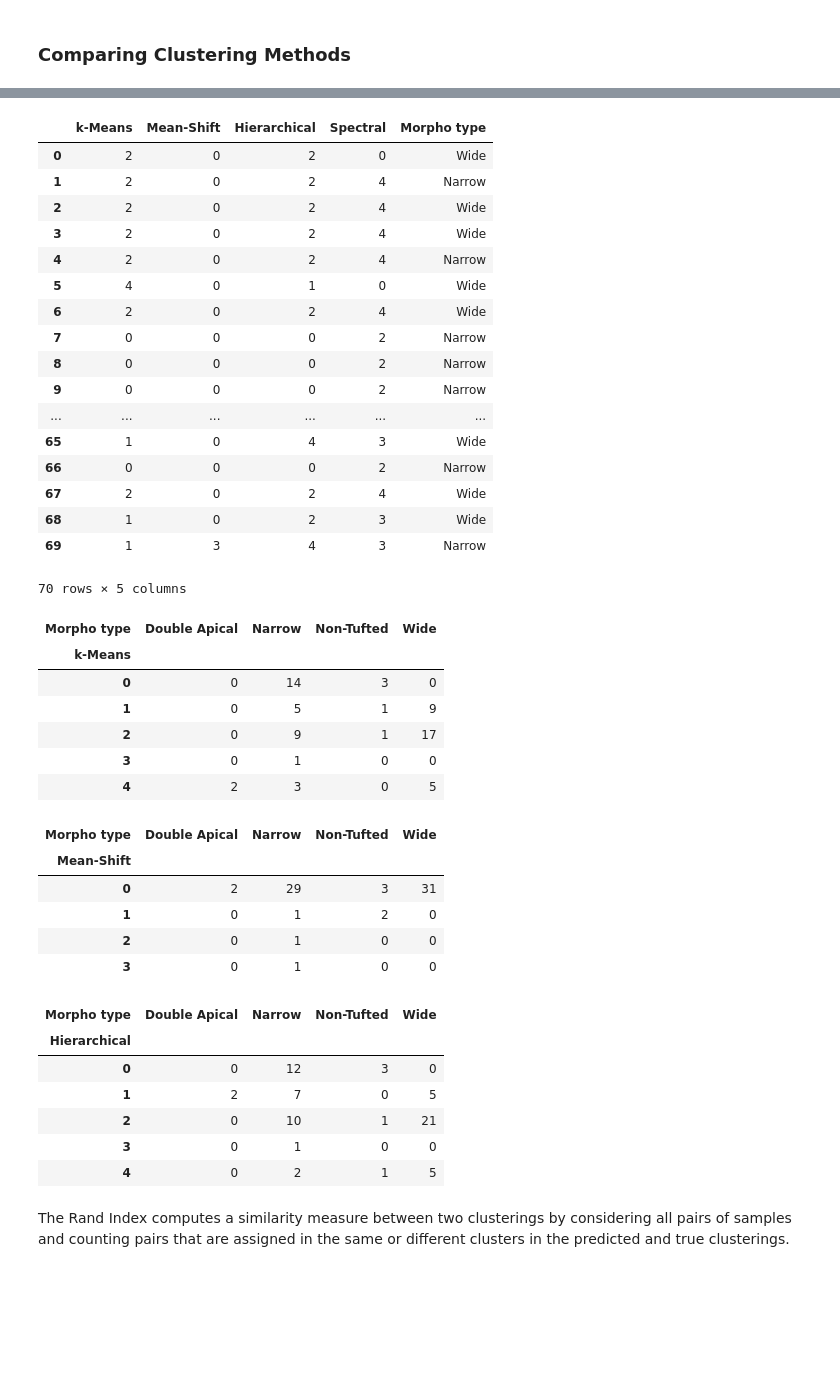
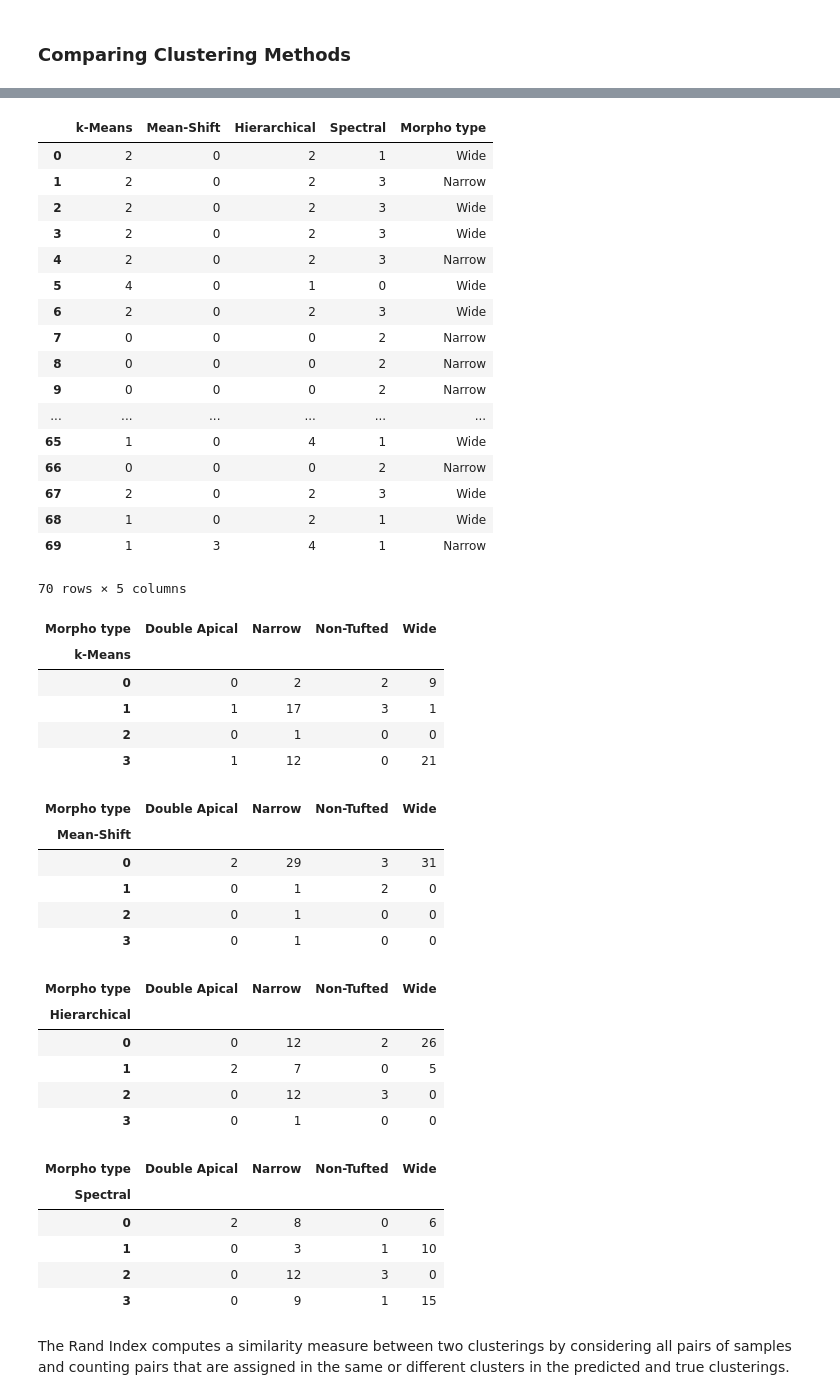
Before and after one commit to justin-yj-lee/AllenInstitute-HumanMorph, a Jupyter notebook: Spiny_Human_ME_Clustering.ipynb, the cells around one changed output, grey strips where cells are left out. Cells and saved outputs as stored; diff of their text form; code cells hidden in the pictures; blank space fills up the shorter version.

```diff
--- a/Spiny_Human_ME_Clustering.ipynb
+++ b/Spiny_Human_ME_Clustering.ipynb
@@ -397,7 +396,7 @@ def gap(data, refs=None, nrefs=20, ks=range(1,11)):
 # %% [raw]
 gap(pca_df)
 # %%
-kM_cluster = skc.KMeans(n_clusters=5)
+kM_cluster = skc.KMeans(n_clusters=4)
 kM_cluster.fit_predict(pca_df)
 
 plt.figure(figsize=(10,10))
@@ -405,4 +404,5 @@ plt.scatter(pca_df.PC1, pca_df.PC2, c=kM_cluster.labels_, cmap='rainbow')
 plt.title('PCA Scatter Plot')
 plt.xlabel('PC1 - {0}%'.format(per_var[0]))
 plt.ylabel('PC2 - {0}%'.format(per_var[1]))
+plt.show()
 # %% [output]
@@ -479,10 +478,11 @@ plt.plot(clusters_df.num_clusters, clusters_df.cluster_errors, marker = 'o')
 # %%
-agg_cluster = skc.AgglomerativeClustering(n_clusters = 5, affinity = 'euclidean', linkage = 'ward')
+agg_cluster = skc.AgglomerativeClustering(n_clusters = 4, affinity = 'euclidean', linkage = 'ward')
 agg_cluster.fit(pca_df)
 
 plt.figure(figsize=(10,10))
-plt.scatter(pca_df.PC1, pca_df.PC2, c=agg_cluster.labels_, cmap='prism')
+plt.scatter(pca_df.PC1, pca_df.PC2, c=agg_cluster.labels_, cmap='rainbow')
 plt.title('PCA Scatter Plot')
 plt.xlabel('PC1 - {0}%'.format(per_var[0]))
 plt.ylabel('PC2 - {0}%'.format(per_var[1]))
+plt.show()
 # %% [output]
@@ -491,7 +490,7 @@ Text(0,0.5,u'PC2 - 14.6%')
 # %% [markdown]
 ### Spectral clustering
 # %%
-spec_cluster = skc.SpectralClustering(n_clusters=5, affinity='nearest_neighbors', n_neighbors=10)
+spec_cluster = skc.SpectralClustering(n_clusters=4, affinity='nearest_neighbors', n_neighbors=10)
 spec_cluster.fit_predict(pca_df)
 
 plt.figure(figsize=(10,10))
@@ -533,35 +532,35 @@ from sklearn.metrics import adjusted_rand_score
 clusters.loc[:, clusters.columns != 'specimen_id']
 # %% [output]
 |  | k-Means | Mean-Shift | Hierarchical | Spectral | Morpho type |
-| 0 | 2 | 0 | 2 | 0 | Wide |
-| 1 | 2 | 0 | 2 | 4 | Narrow |
-| 2 | 2 | 0 | 2 | 4 | Wide |
-| 3 | 2 | 0 | 2 | 4 | Wide |
-| 4 | 2 | 0 | 2 | 4 | Narrow |
+| 0 | 2 | 0 | 2 | 1 | Wide |
+| 1 | 2 | 0 | 2 | 3 | Narrow |
+| 2 | 2 | 0 | 2 | 3 | Wide |
+| 3 | 2 | 0 | 2 | 3 | Wide |
+| 4 | 2 | 0 | 2 | 3 | Narrow |
 | 5 | 4 | 0 | 1 | 0 | Wide |
-| 6 | 2 | 0 | 2 | 4 | Wide |
+| 6 | 2 | 0 | 2 | 3 | Wide |
 | 7 | 0 | 0 | 0 | 2 | Narrow |
 | 8 | 0 | 0 | 0 | 2 | Narrow |
 | 9 | 0 | 0 | 0 | 2 | Narrow |
 | ... | ... | ... | ... | ... | ... |
-| 65 | 1 | 0 | 4 | 3 | Wide |
+| 65 | 1 | 0 | 4 | 1 | Wide |
 | 66 | 0 | 0 | 0 | 2 | Narrow |
-| 67 | 2 | 0 | 2 | 4 | Wide |
-| 68 | 1 | 0 | 2 | 3 | Wide |
-| 69 | 1 | 3 | 4 | 3 | Narrow |
+| 67 | 2 | 0 | 2 | 3 | Wide |
+| 68 | 1 | 0 | 2 | 1 | Wide |
+| 69 | 1 | 3 | 4 | 1 | Narrow |
 70 rows × 5 columns
 # %%
 display(pd.crosstab(clusters['k-Means'], clusters['Morpho type']))
 display(pd.crosstab(clusters['Mean-Shift'], clusters['Morpho type']))
 display(pd.crosstab(clusters['Hierarchical'], clusters['Morpho type']))
+display(pd.crosstab(clusters['Spectral'], clusters['Morpho type']))
 # %% [output]
 | Morpho type | Double Apical | Narrow | Non-Tufted | Wide |
 | k-Means |  |  |  |  |
-| 0 | 0 | 14 | 3 | 0 |
-| 1 | 0 | 5 | 1 | 9 |
-| 2 | 0 | 9 | 1 | 17 |
-| 3 | 0 | 1 | 0 | 0 |
-| 4 | 2 | 3 | 0 | 5 |
+| 0 | 0 | 2 | 2 | 9 |
+| 1 | 1 | 17 | 3 | 1 |
+| 2 | 0 | 1 | 0 | 0 |
+| 3 | 1 | 12 | 0 | 21 |
 | Morpho type | Double Apical | Narrow | Non-Tufted | Wide |
 | Mean-Shift |  |  |  |  |
 | 0 | 2 | 29 | 3 | 31 |
@@ -570,11 +569,16 @@ display(pd.crosstab(clusters['Hierarchical'], clusters['Morpho type']))
 | 3 | 0 | 1 | 0 | 0 |
 | Morpho type | Double Apical | Narrow | Non-Tufted | Wide |
 | Hierarchical |  |  |  |  |
-| 0 | 0 | 12 | 3 | 0 |
+| 0 | 0 | 12 | 2 | 26 |
 | 1 | 2 | 7 | 0 | 5 |
-| 2 | 0 | 10 | 1 | 21 |
+| 2 | 0 | 12 | 3 | 0 |
 | 3 | 0 | 1 | 0 | 0 |
-| 4 | 0 | 2 | 1 | 5 |
+| Morpho type | Double Apical | Narrow | Non-Tufted | Wide |
+| Spectral |  |  |  |  |
+| 0 | 2 | 8 | 0 | 6 |
+| 1 | 0 | 3 | 1 | 10 |
+| 2 | 0 | 12 | 3 | 0 |
+| 3 | 0 | 9 | 1 | 15 |
 # %% [markdown]
 The Rand Index computes a similarity measure between two clusterings by considering all pairs of samples and counting pairs that are assigned in the same or different clusters in the predicted and true clusterings.
 # %%
```
Also changed, not shown: parts of 13 cells of this notebook.
